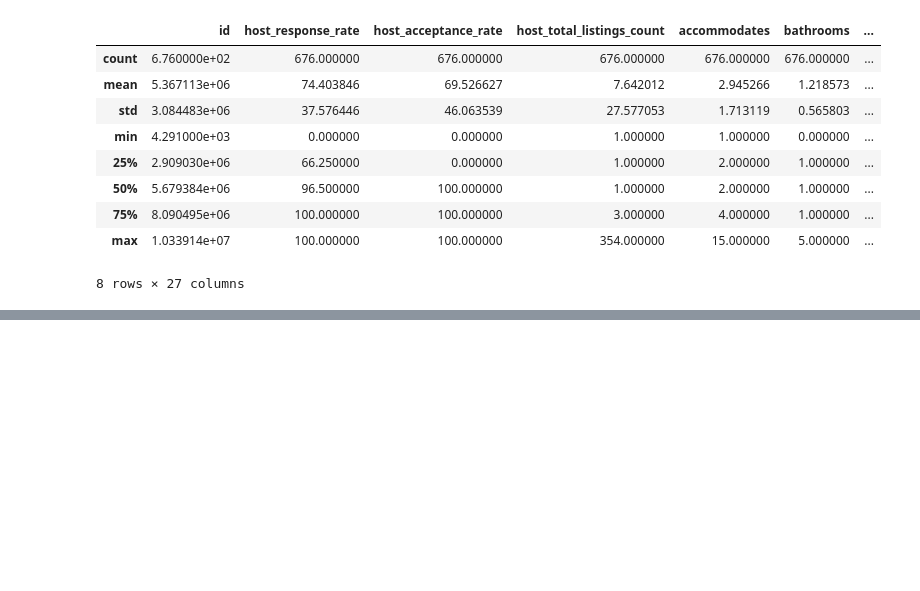
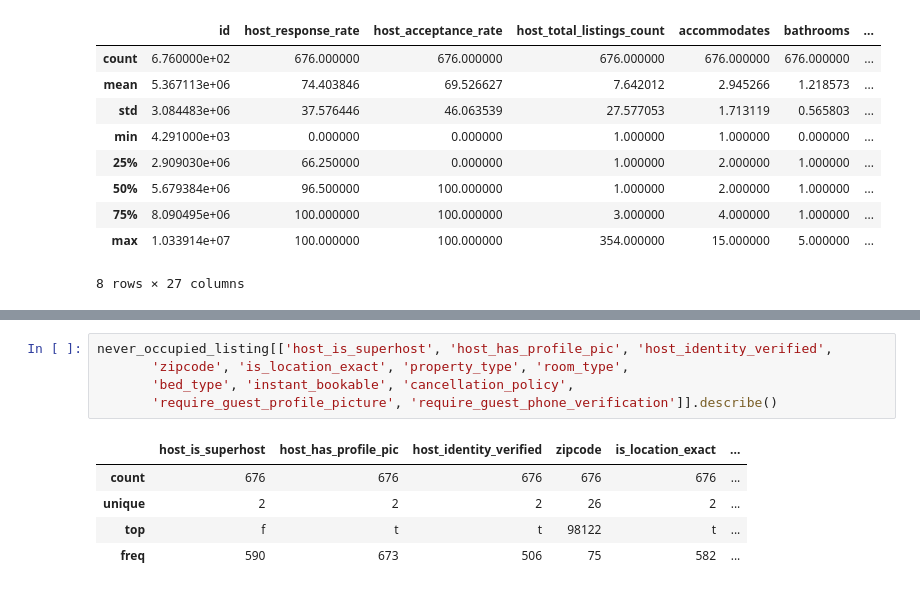
Before and after one commit to shreyasmatade/airbnb-seattle, a Jupyter notebook: dev/Calender.ipynb, the cells around one changed output, grey strips where cells are left out. Saved outputs shown, nothing was run; the diff lists cells and outputs as text; blank space fills up the shorter version.

Commit message:
More on Calender - categorical describe

```diff
--- a/dev/Calender.ipynb
+++ b/dev/Calender.ipynb
@@ -335,0 +349,11 @@ never_occupied_listing.describe()
+# %%
+never_occupied_listing[['host_is_superhost', 'host_has_profile_pic', 'host_identity_verified',
+       'zipcode', 'is_location_exact', 'property_type', 'room_type',
+       'bed_type', 'instant_bookable', 'cancellation_policy',
+       'require_guest_profile_picture', 'require_guest_phone_verification']].describe()
+# %% [output]
+|  | host_is_superhost | host_has_profile_pic | host_identity_verified | zipcode | is_location_exact | ... |
+| count | 676 | 676 | 676 | 676 | 676 | ... |
+| unique | 2 | 2 | 2 | 26 | 2 | ... |
+| top | f | t | t | 98122 | t | ... |
+| freq | 590 | 673 | 506 | 75 | 582 | ... |
```
Also changed, not shown: parts of 3 cells of this notebook.
